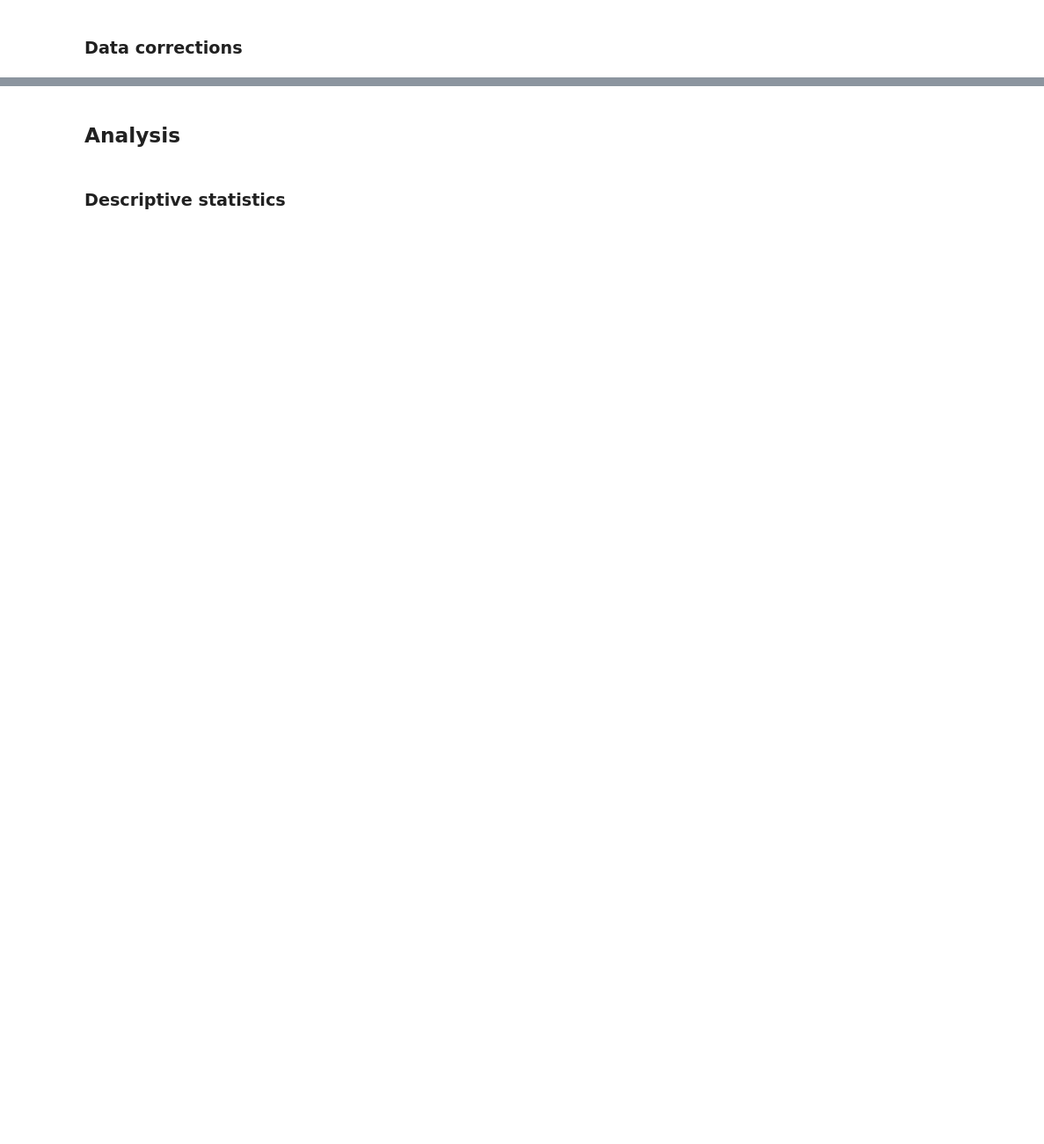
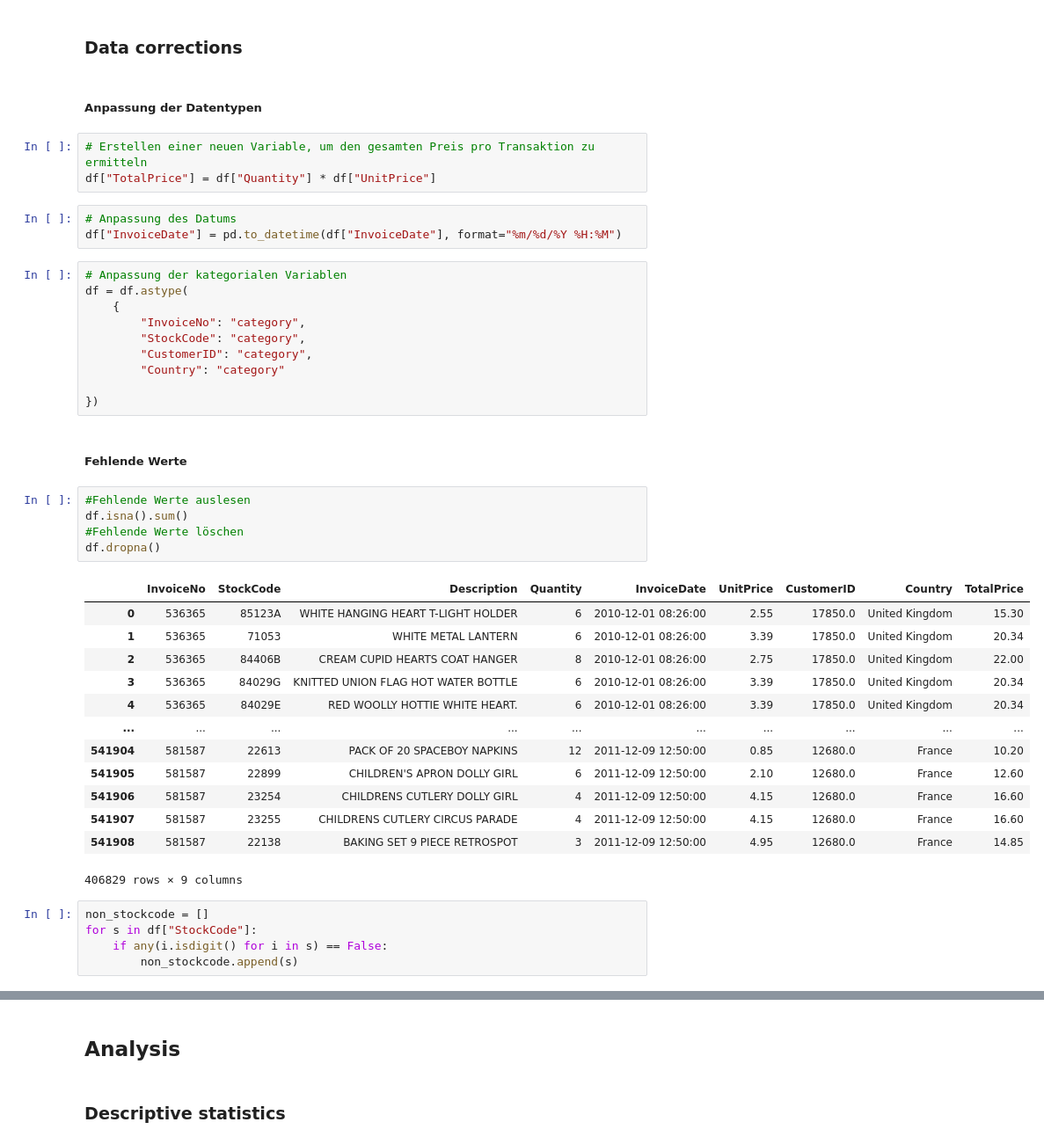
Before and after one commit to ArditFazliu/Analytics-und-Data-Storytelling, a Jupyter notebook: notebooks/draft-analysis.ipynb, the cells around one changed output, grey strips where cells are left out. Shown at 88% size. Saved outputs shown, nothing was run; the diff lists cells and outputs as text; blank space fills up the shorter version.

```diff
--- a/notebooks/draft-analysis.ipynb
+++ b/notebooks/draft-analysis.ipynb
@@ -65,2 +106,46 @@ df = pd.read_csv(raw_data, encoding= 'unicode_escape')
 # %% [markdown]
 ### Data corrections
+# %% [markdown]
+##### Anpassung der Datentypen
+# %%
+# Erstellen einer neuen Variable, um den gesamten Preis pro Transaktion zu ermitteln
+df["TotalPrice"] = df["Quantity"] * df["UnitPrice"]
+# %%
+# Anpassung des Datums
+df["InvoiceDate"] = pd.to_datetime(df["InvoiceDate"], format="%m/%d/%Y %H:%M")
+# %%
+# Anpassung der kategorialen Variablen
+df = df.astype(
+    {
+        "InvoiceNo": "category",
+        "StockCode": "category",
+        "CustomerID": "category",
+        "Country": "category"
+
+})
+# %% [markdown]
+##### Fehlende Werte
+# %%
+#Fehlende Werte auslesen
+df.isna().sum()
+#Fehlende Werte löschen
+df.dropna()
+# %% [output]
+|  | InvoiceNo | StockCode | Description | Quantity | InvoiceDate | UnitPrice | CustomerID | Country | TotalPrice |
+| 0 | 536365 | 85123A | WHITE HANGING HEART T-LIGHT HOLDER | 6 | 2010-12-01 08:26:00 | 2.55 | 17850.0 | United Kingdom | 15.30 |
+| 1 | 536365 | 71053 | WHITE METAL LANTERN | 6 | 2010-12-01 08:26:00 | 3.39 | 17850.0 | United Kingdom | 20.34 |
+| 2 | 536365 | 84406B | CREAM CUPID HEARTS COAT HANGER | 8 | 2010-12-01 08:26:00 | 2.75 | 17850.0 | United Kingdom | 22.00 |
+| 3 | 536365 | 84029G | KNITTED UNION FLAG HOT WATER BOTTLE | 6 | 2010-12-01 08:26:00 | 3.39 | 17850.0 | United Kingdom | 20.34 |
+| 4 | 536365 | 84029E | RED WOOLLY HOTTIE WHITE HEART. | 6 | 2010-12-01 08:26:00 | 3.39 | 17850.0 | United Kingdom | 20.34 |
+| ... | ... | ... | ... | ... | ... | ... | ... | ... | ... |
+| 541904 | 581587 | 22613 | PACK OF 20 SPACEBOY NAPKINS | 12 | 2011-12-09 12:50:00 | 0.85 | 12680.0 | France | 10.20 |
+| 541905 | 581587 | 22899 | CHILDREN'S APRON DOLLY GIRL | 6 | 2011-12-09 12:50:00 | 2.10 | 12680.0 | France | 12.60 |
+| 541906 | 581587 | 23254 | CHILDRENS CUTLERY DOLLY GIRL | 4 | 2011-12-09 12:50:00 | 4.15 | 12680.0 | France | 16.60 |
+| 541907 | 581587 | 23255 | CHILDRENS CUTLERY CIRCUS PARADE | 4 | 2011-12-09 12:50:00 | 4.15 | 12680.0 | France | 16.60 |
+| 541908 | 581587 | 22138 | BAKING SET 9 PIECE RETROSPOT | 3 | 2011-12-09 12:50:00 | 4.95 | 12680.0 | France | 14.85 |
+406829 rows × 9 columns
+# %%
+non_stockcode = []
+for s in df["StockCode"]:
+    if any(i.isdigit() for i in s) == False:
+        non_stockcode.append(s)
```
Also changed, not shown: parts of 48 cells of this notebook.
